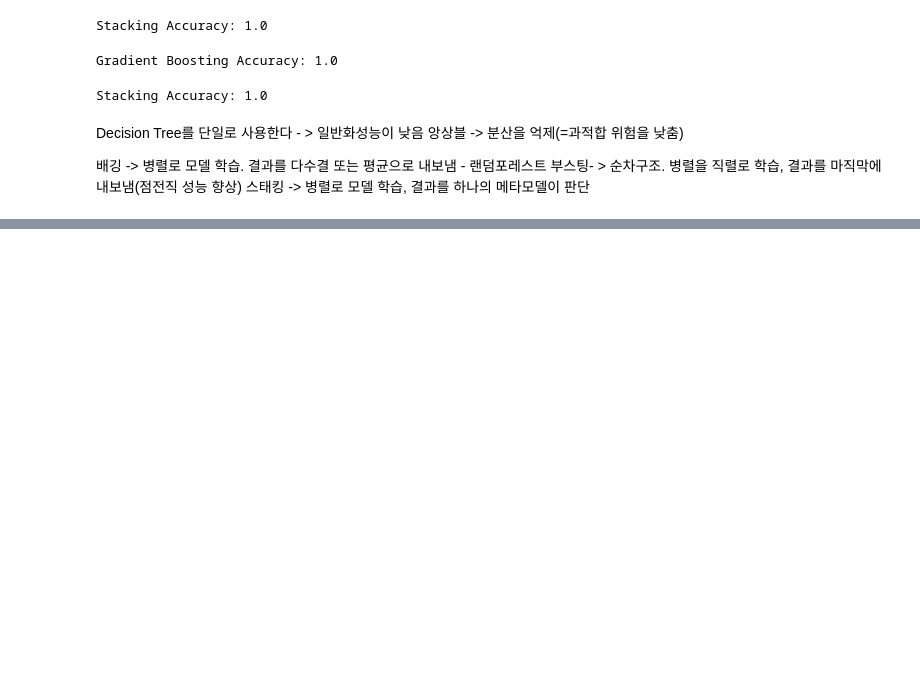
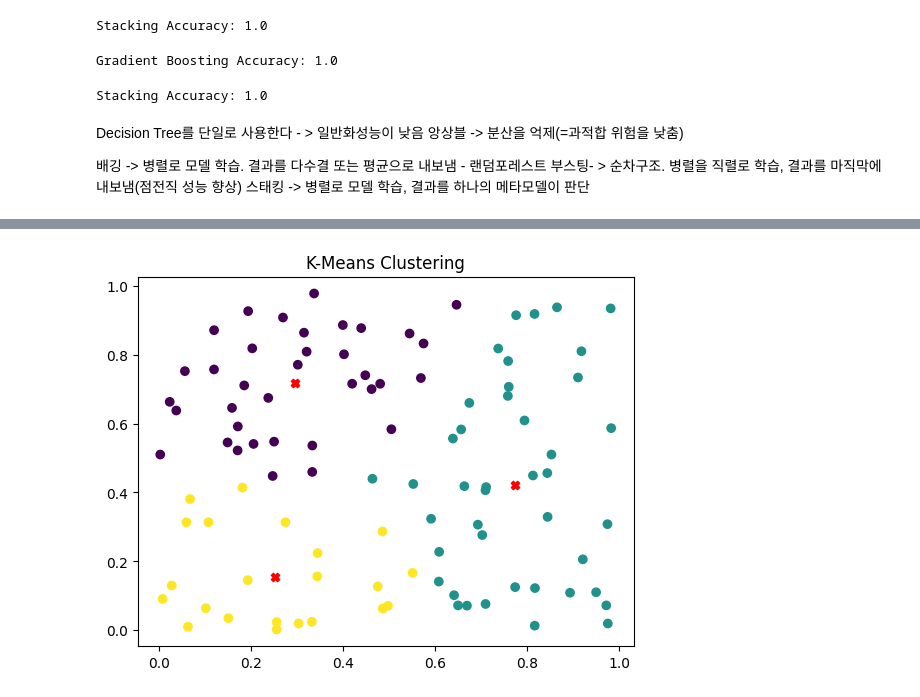
Before and after one commit to heeyoung-Python-practice/machine_learnning, a Jupyter notebook: exercise.ipynb, the cells around one changed output, grey strips where cells are left out. Saved outputs shown, nothing was run; the diff lists cells and outputs as text; code cells hidden in the pictures; blank space fills up the shorter version.

```diff
--- a/exercise.ipynb
+++ b/exercise.ipynb
@@ -803,0 +856,25 @@ Decision Tree를 단일로 사용한다 - > 일반화성능이 낮음
+# %%
+# K-Means 군집
+from sklearn.cluster import KMeans
+import numpy as np
+import matplotlib.pyplot as plt
+
+# 데이터 생성
+X = np.random.rand(100, 2)  # 100개의 2차원 데이터
+
+# K-평균 군집 모델 학습
+kmeans = KMeans(n_clusters=3,       # 클러스터 수는 3개
+                random_state=42)
+kmeans.fit(X)
+
+# 예측 및 시각화
+labels = kmeans.predict(X)  # 새로운 데이터의 군집까지 자동으로 할당한다.
+plt.scatter(X[:, 0], X[:, 1], c=labels, cmap='viridis')
+plt.scatter(kmeans.cluster_centers_[:, 0],
+            kmeans.cluster_centers_[:, 1],
+            color='red',
+            marker='X')
+plt.title("K-Means Clustering")
+plt.show()
+# %% [output]
+[figure, added]
```
Also changed, not shown: parts of 6 cells of this notebook, 4 other files.
